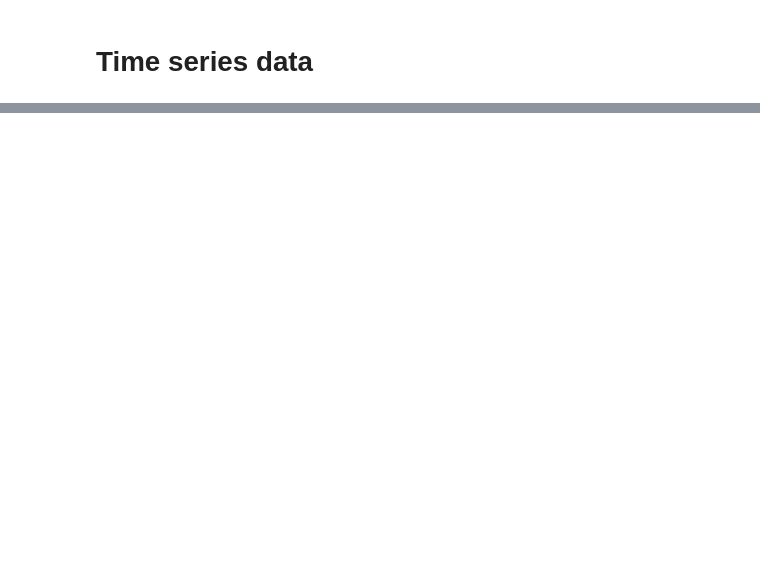
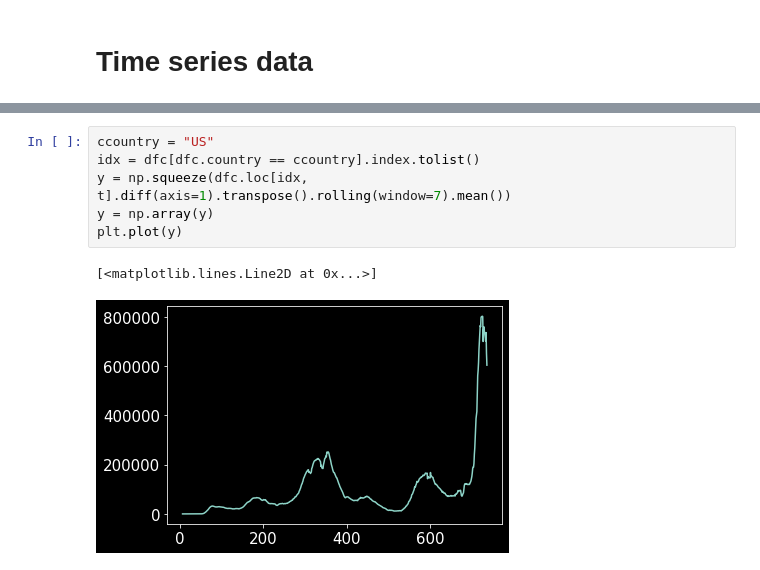
Before and after one commit to mikehemberger/corona-dashboard, a Jupyter notebook: explore-tsdata-metrics.ipynb, the cells around one changed output, grey strips where cells are left out. Cells and saved outputs as stored; diff of their text form; blank space fills up the shorter version.

```diff
--- a/explore-tsdata-metrics.ipynb
+++ b/explore-tsdata-metrics.ipynb
@@ -57,0 +103,9 @@ print(recov, drecov)
+# %%
+ccountry = "US"
+idx = dfc[dfc.country == ccountry].index.tolist()
+y = np.squeeze(dfc.loc[idx, t].diff(axis=1).transpose().rolling(window=7).mean())
+y = np.array(y)
+plt.plot(y)
+# %% [output]
+[<matplotlib.lines.Line2D at 0x...>]
+[figure, added]
```
Also changed, not shown: parts of 13 cells of this notebook, 2 other files.
